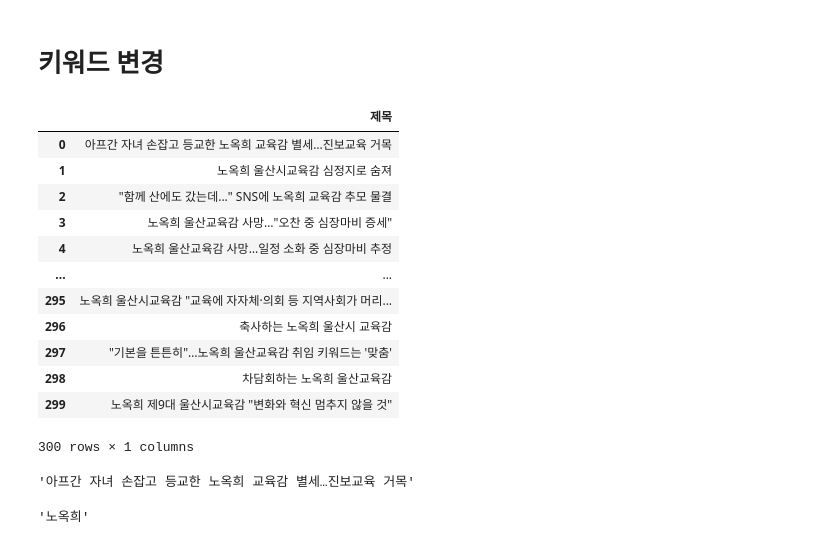
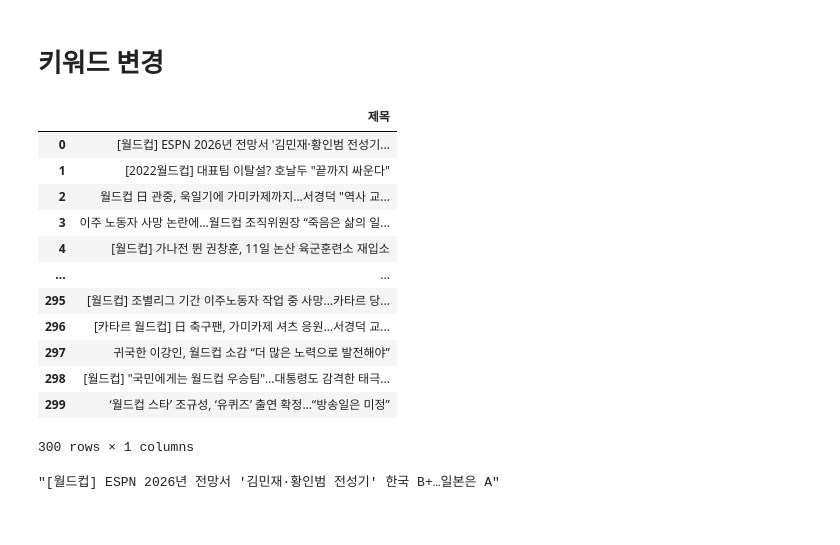
Before and after one commit to YoonJiHwan98/News-clipping-service-based-on-Google-Trends, a Jupyter notebook: src/Crawling.ipynb, the cells around one changed output. Saved outputs shown, nothing was run; the diff lists cells and outputs as text; code cells hidden in the pictures.

```diff
--- a/src/Crawling.ipynb
+++ b/src/Crawling.ipynb
@@ -109,31 +109,31 @@ def crawl_news(query: str=None, crawl_num: int=300, workers: int=4):
 # %% [markdown]
 # 키워드 변경
 # %%
-query = data[0][0]
+query = '월드컵'
 
 articleList = crawl_news(query)
 
 df_articleList = pd.DataFrame(articleList,columns = ['제목'])
 df_articleList
 # %% [output]
 |  | 제목 |
-| 0 | 아프간 자녀 손잡고 등교한 노옥희 교육감 별세…진보교육 거목 |
-| 1 | 노옥희 울산시교육감 심정지로 숨져 |
-| 2 | "함께 산에도 갔는데..." SNS에 노옥희 교육감 추모 물결 |
-| 3 | 노옥희 울산교육감 사망…"오찬 중 심장마비 증세" |
-| 4 | 노옥희 울산교육감 사망…일정 소화 중 심장마비 추정 |
+| 0 | [월드컵] ESPN 2026년 전망서 '김민재·황인범 전성기... |
+| 1 | [2022월드컵] 대표팀 이탈설? 호날두 "끝까지 싸운다" |
+| 2 | 월드컵 日 관중, 욱일기에 가미카제까지...서경덕 "역사 교... |
+| 3 | 이주 노동자 사망 논란에…월드컵 조직위원장 “죽음은 삶의 일... |
+| 4 | [월드컵] 가나전 뛴 권창훈, 11일 논산 육군훈련소 재입소 |
 | ... | ... |
-| 295 | 노옥희 울산시교육감 "교육에 자자체·의회 등 지역사회가 머리... |
-| 296 | 축사하는 노옥희 울산시 교육감 |
-| 297 | "기본을 튼튼히"…노옥희 울산교육감 취임 키워드는 '맞춤' |
-| 298 | 차담회하는 노옥희 울산교육감 |
-| 299 | 노옥희 제9대 울산시교육감 "변화와 혁신 멈추지 않을 것" |
+| 295 | [월드컵] 조별리그 기간 이주노동자 작업 중 사망…카타르 당... |
+| 296 | [카타르 월드컵] 日 축구팬, 가미카제 셔츠 응원…서경덕 교... |
+| 297 | 귀국한 이강인, 월드컵 소감 “더 많은 노력으로 발전해야” |
+| 298 | [월드컵] "국민에게는 월드컵 우승팀"…대통령도 감격한 태극... |
+| 299 | ‘월드컵 스타’ 조규성, ‘유퀴즈’ 출연 확정…“방송일은 미정” |
 300 rows × 1 columns
 # %%
 documents = list(df_articleList["제목"]) #파일 읽기, 불러오기
 documents[0]
 # %% [output]
-'아프간 자녀 손잡고 등교한 노옥희 교육감 별세…진보교육 거목'
+"[월드컵] ESPN 2026년 전망서 '김민재·황인범 전성기' 한국 B+…일본은 A"
 # %%
 import numpy as np
 from konlpy.tag import Okt
@@ -142,9 +142,7 @@ from PIL import Image
 import nltk
 import re
 # %%
-data[0][0]
+#data[0][0]
-# %% [output]
-'노옥희'
 # %%
 FEATURE_POS = ["Noun", "Verb", "Adverb", "Adjective"]
 
```
Also changed, not shown: parts of 5 cells of this notebook, 2 other files.
